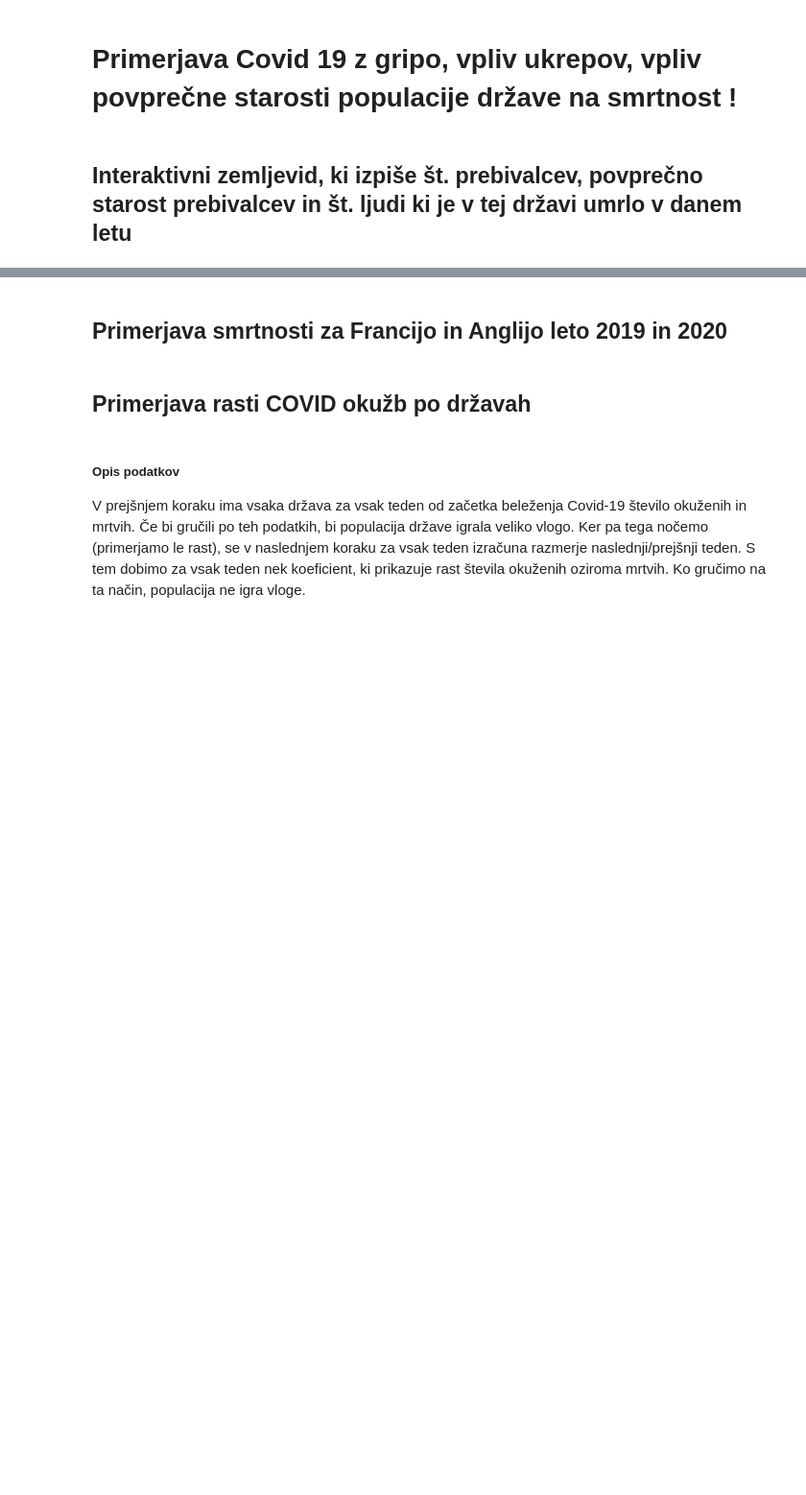
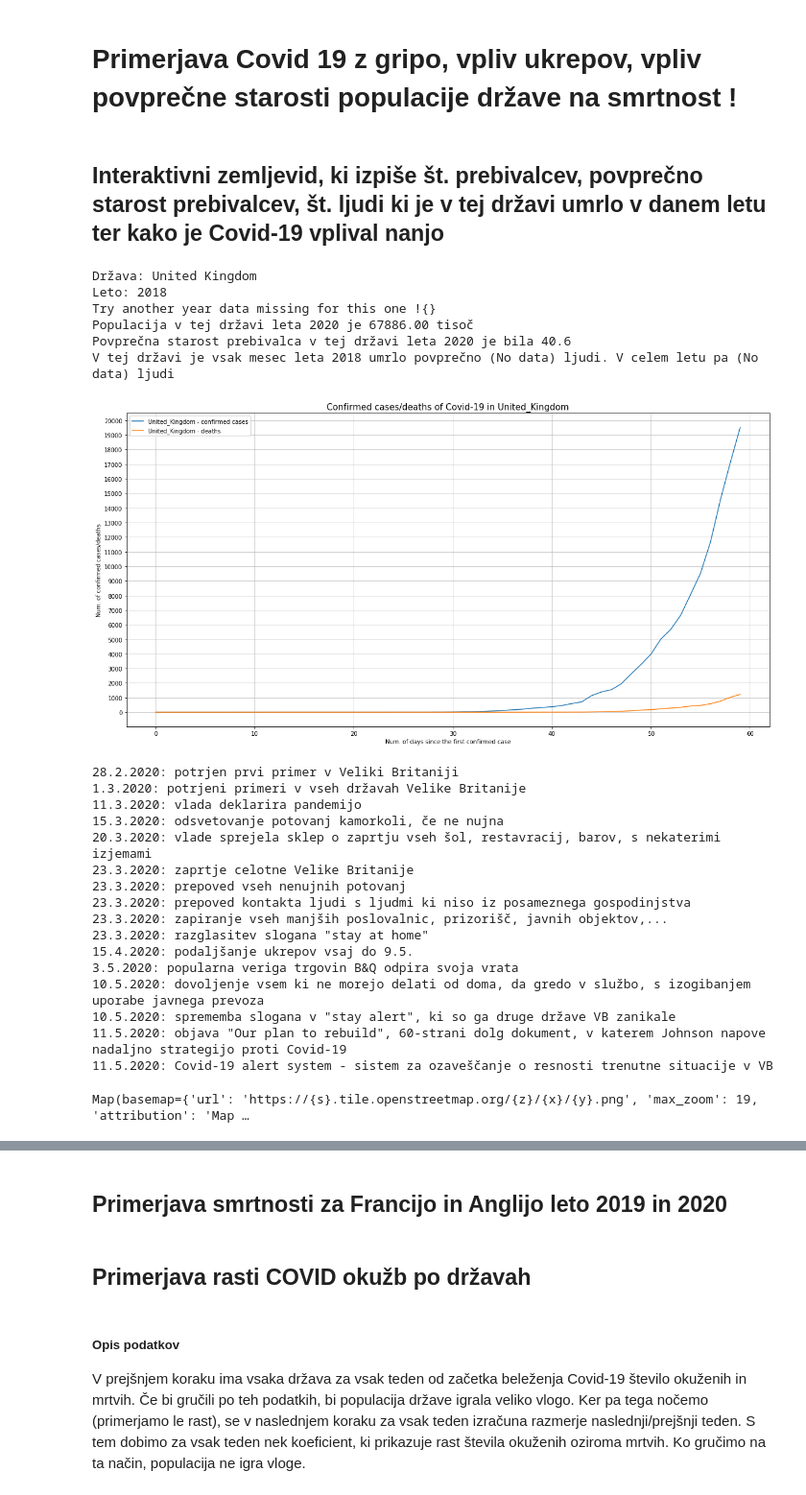
Before and after one commit to Zan-23/PR20NERJZ, a Jupyter notebook: notebooks/report.ipynb, the cells around one changed output, grey strips where cells are left out. Shown at 96% size. Drawn from its saved outputs; the diff is of its cells as text; code cells hidden in the pictures; blank space fills up the shorter version.

```diff
--- a/notebooks/report.ipynb
+++ b/notebooks/report.ipynb
@@ -5,9 +5,9 @@ import pandas as pandas
 import os
 import sys
 import json
-import numpy as np
 import math
 import random
+import matplotlib
 import matplotlib.pyplot as plt
 from IPython.display import clear_output
 from ipywidgets      import Dropdown
@@ -25,12 +25,15 @@ from zansModule     import draw_bar_chart_distribution, draw_bar_chart_mortality
 from enejBModule    import test_enej
 from jakaRModule    import test_jaka
 from nikolajPModule import test_nikolaj
-from rokSModule     import test_rok
+from rokSModule import drawPlot, compare, showCountermeasures
 
 # reading data from files
 with open('../podatki/countries.geo.json') as f:
     countries = json.load(f)
 pop_by_sex = read_population_by_sex()
+
+reader = pandas.read_csv(r"..\podatki\corona_worldwide.csv")
+virus_array = reader.to_numpy()    #create array of data
 # %%
 def display_data_for_country(country_name, year, show_bool):
     print("Država: " + country_name + "\nLeto: " + str(year))
@@ -53,4 +56,60 @@ def display_data_for_country(country_name, year, show_bool):
         draw_bar_chart_distribution(get_age_distribution_array(pop_by_sex, country_name, rounded_year), country_name, rounded_year)
         draw_bar_chart_mortality(year, year-1, country_name)
 # %% [markdown]
-## Interaktivni zemljevid, ki izpiše št. prebivalcev, povprečno starost prebivalcev in št. ljudi ki je v tej državi umrlo v danem letu
+## Interaktivni zemljevid, ki izpiše št. prebivalcev, povprečno starost prebivalcev, št. ljudi ki je v tej državi umrlo v danem letu ter kako je Covid-19 vplival nanjo
+# %%
+import time
+m = Map(zoom=3)
+
+geo = GeoJSON(data=countries, style={'fillColor': 'white', 'weight': 0.5}, hover_style={'fillColor': '#1f77b4'}, name='Countries')
+
+year_slider = IntSlider(description='Year:', min=1980, max=2020, value=2018)
+slider_control = WidgetControl(widget=year_slider, position='topright')
+m.add_control(slider_control)
+
+show_graphs = ToggleButton(description='Show Graph')
+button_control = WidgetControl(widget=show_graphs, position='topright')
+m.add_control(button_control)
+
+def click_handle(event=None, feature=None, **kwargs): # must be none if nothing is given
+
+            year = year_slider.value
+            clear_output(True)
+        #
+            try:
+                display_data_for_country(kwargs['properties']['name'], year, show_graphs.value)
+                drawPlot(virus_array, kwargs['properties']['name'], "both")
+                showCountermeasures(kwargs['properties']['name'])
+                display(m)
+            except:
+                pass
+
+
+geo.on_click(click_handle)
+m.add_layer(geo)
+display(m)
+# %% [output]
+Država: United Kingdom
+Leto: 2018
+Try another year data missing for this one !{}
+Populacija v tej državi leta 2020 je 67886.00 tisoč
+Povprečna starost prebivalca v tej državi leta 2020 je bila 40.6
+V tej državi je vsak mesec leta 2018 umrlo povprečno (No data) ljudi. V celem letu pa (No data) ljudi
+[figure, added]
+28.2.2020: potrjen prvi primer v Veliki Britaniji
+1.3.2020: potrjeni primeri v vseh državah Velike Britanije
+11.3.2020: vlada deklarira pandemijo
+15.3.2020: odsvetovanje potovanj kamorkoli, če ne nujna
+20.3.2020: vlade sprejela sklep o zaprtju vseh šol, restavracij, barov, s nekaterimi izjemami
+23.3.2020: zaprtje celotne Velike Britanije
+23.3.2020: prepoved vseh nenujnih potovanj
+23.3.2020: prepoved kontakta ljudi s ljudmi ki niso iz posameznega gospodinjstva
+23.3.2020: zapiranje vseh manjših poslovalnic, prizorišč, javnih objektov,...
+23.3.2020: razglasitev slogana "stay at home"
+15.4.2020: podaljšanje ukrepov vsaj do 9.5.
+3.5.2020: popularna veriga trgovin B&Q odpira svoja vrata
+10.5.2020: dovoljenje vsem ki ne morejo delati od doma, da gredo v službo, s izogibanjem uporabe javnega prevoza
+10.5.2020: sprememba slogana v "stay alert", ki so ga druge države VB zanikale
+11.5.2020: objava "Our plan to rebuild", 60-strani dolg dokument, v katerem Johnson napove nadaljno strategijo proti Covid-19
+11.5.2020: Covid-19 alert system - sistem za ozaveščanje o resnosti trenutne situacije v VB
+Map(basemap={'url': 'https://{s}.tile.openstreetmap.org/{z}/{x}/{y}.png', 'max_zoom': 19, 'attribution': 'Map …
```
Also changed, not shown: parts of 4 cells of this notebook, 1 other file.
